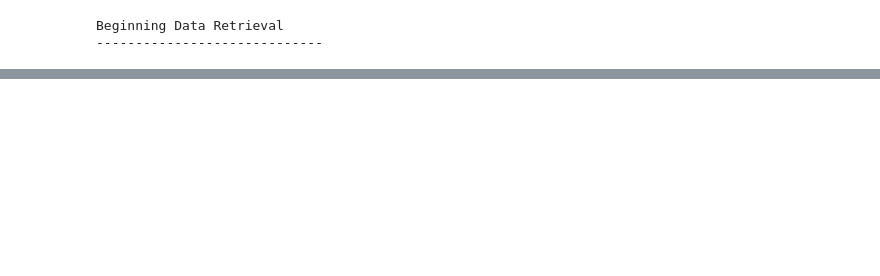
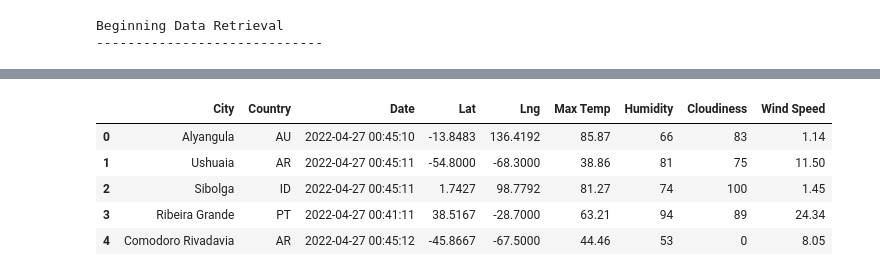
Before and after one commit to michael999999999/World_Weather_Analysis, a Jupyter notebook: WeatherPy.ipynb, the cells around one changed output, grey strips where cells are left out. Drawn from its saved outputs; the diff is of its cells as text; code cells hidden in the pictures; blank space fills up the shorter version.

```diff
--- a/WeatherPy.ipynb
+++ b/WeatherPy.ipynb
@@ -149,0 +166,11 @@ print(city_url)
+# %%
+new_column_order = ["City", "Country", "Date", "Lat", "Lng", "Max Temp", "Humidity", "Cloudiness", "Wind Speed"]
+city_data_df = city_data_df[new_column_order]
+city_data_df.head()
+# %% [output]
+|  | City | Country | Date | Lat | Lng | Max Temp | Humidity | Cloudiness | Wind Speed |
+| 0 | Alyangula | AU | 2022-04-27 00:45:10 | -13.8483 | 136.4192 | 85.87 | 66 | 83 | 1.14 |
+| 1 | Ushuaia | AR | 2022-04-27 00:45:11 | -54.8000 | -68.3000 | 38.86 | 81 | 75 | 11.50 |
+| 2 | Sibolga | ID | 2022-04-27 00:45:11 | 1.7427 | 98.7792 | 81.27 | 74 | 100 | 1.45 |
+| 3 | Ribeira Grande | PT | 2022-04-27 00:41:11 | 38.5167 | -28.7000 | 63.21 | 94 | 89 | 24.34 |
+| 4 | Comodoro Rivadavia | AR | 2022-04-27 00:45:12 | -45.8667 | -67.5000 | 44.46 | 53 | 0 | 8.05 |
```
Also changed, not shown: parts of 6 cells of this notebook.
